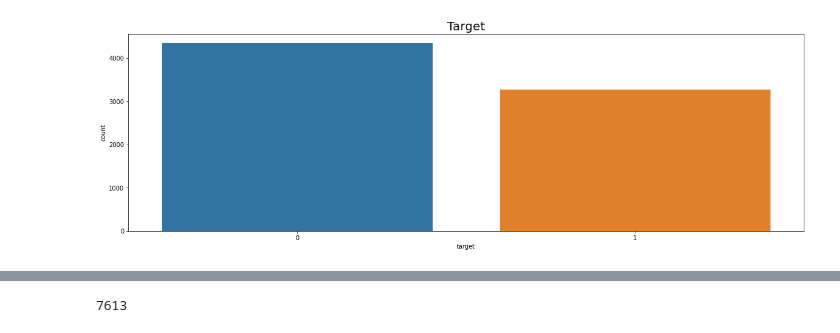
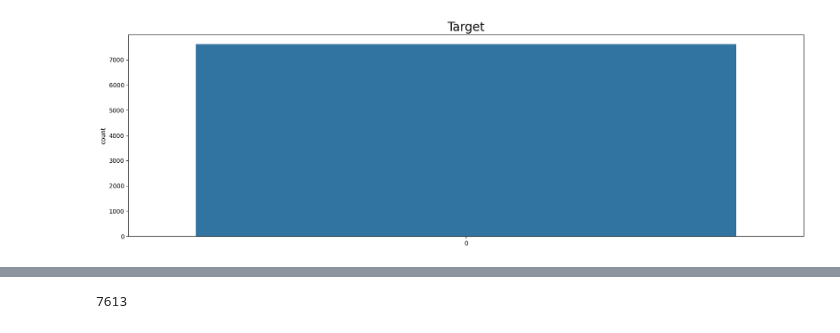
Before and after one commit to p3p31v/NLP-with-Disaster-Tweets, a Jupyter notebook: notebooks/EDA.ipynb, the cells around one changed output, grey strips where cells are left out. Drawn from its saved outputs; the diff is of its cells as text; code cells hidden in the pictures.

```diff
--- a/notebooks/EDA.ipynb
+++ b/notebooks/EDA.ipynb
@@ -19,11 +34,10 @@ df_train.head()
 # %%
+# Check if data is balanced
 plt.figure(figsize=(20, 6))
-
-sns.countplot(df_train['target'])
+sns.countplot(data=df_train['target'])
 plt.title("Target", fontsize=20)
-
 plt.show()
 # %% [output]
-[figure, old version]
+[figure, new version]
 # %%
 plt.figure(figsize=(20, 6))
```
Also changed, not shown: parts of 18 cells of this notebook, 1 other file.
